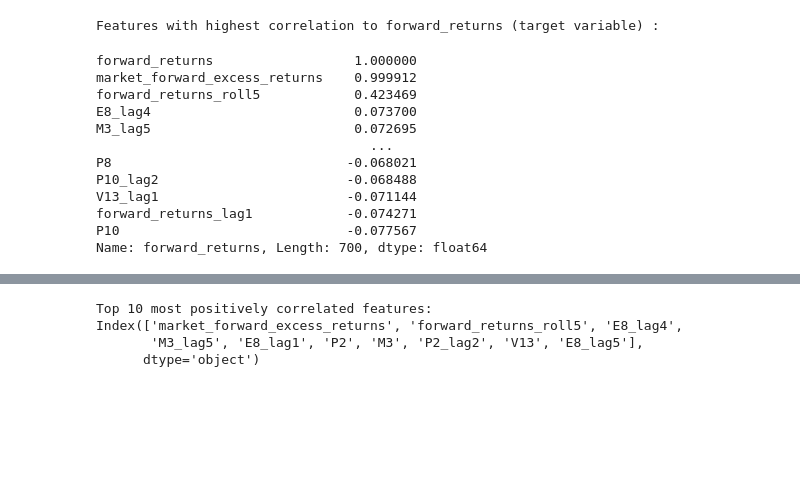
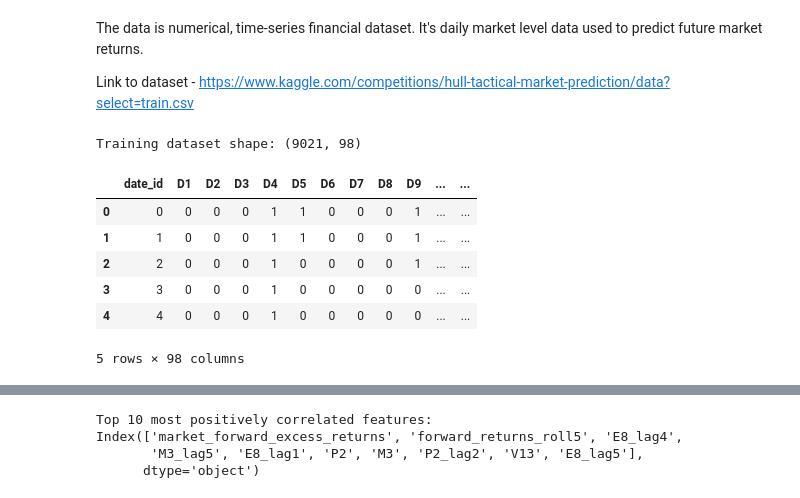
Before and after one commit to SidSrinath/ML_Project, a Jupyter notebook: ML_Proj.ipynb, the cells around one changed output, grey strips where cells are left out. Cells and saved outputs as stored; diff of their text form; code cells hidden in the pictures; blank space fills up the shorter version.

```diff
--- a/ML_Proj.ipynb
+++ b/ML_Proj.ipynb
@@ -44,18 +16,17 @@ Length: 98, dtype: int64
-# %%
-numeric_cols = train.select_dtypes(include=np.number).columns
-print("Features with highest correlation to forward_returns (target variable) :\n")
-train[numeric_cols].corr()['forward_returns'].sort_values(ascending=False)
-# %% [output]
-Features with highest correlation to forward_returns (target variable) :
-forward_returns                  1.000000
-market_forward_excess_returns    0.999912
-forward_returns_roll5            0.423469
-E8_lag4                          0.073700
-M3_lag5                          0.072695
-                                   ...
-P8                              -0.068021
-P10_lag2                        -0.068488
-V13_lag1                        -0.071144
-forward_returns_lag1            -0.074271
-P10                             -0.077567
-Name: forward_returns, Length: 700, dtype: float64
+# %% [markdown]
+The data is numerical, time-series financial dataset. It's daily market level data used to predict future market returns.
+
+Link to dataset - https://www.kaggle.com/competitions/hull-tactical-market-prediction/data?select=train.csv
+# %%
+df = pd.read_csv("train.csv", parse_dates=True, low_memory=False)
+print("Training dataset shape:", df.shape)
+df.head()
+# %% [output]
+Training dataset shape: (9021, 98)
+|  | date_id | D1 | D2 | D3 | D4 | D5 | D6 | D7 | D8 | D9 | ... | ... |
+| 0 | 0 | 0 | 0 | 0 | 1 | 1 | 0 | 0 | 0 | 1 | ... | ... |
+| 1 | 1 | 0 | 0 | 0 | 1 | 1 | 0 | 0 | 0 | 1 | ... | ... |
+| 2 | 2 | 0 | 0 | 0 | 1 | 0 | 0 | 0 | 0 | 1 | ... | ... |
+| 3 | 3 | 0 | 0 | 0 | 1 | 0 | 0 | 0 | 0 | 0 | ... | ... |
+| 4 | 4 | 0 | 0 | 0 | 1 | 0 | 0 | 0 | 0 | 0 | ... | ... |
+5 rows × 98 columns
```
Also changed, not shown: parts of 8 cells of this notebook.
